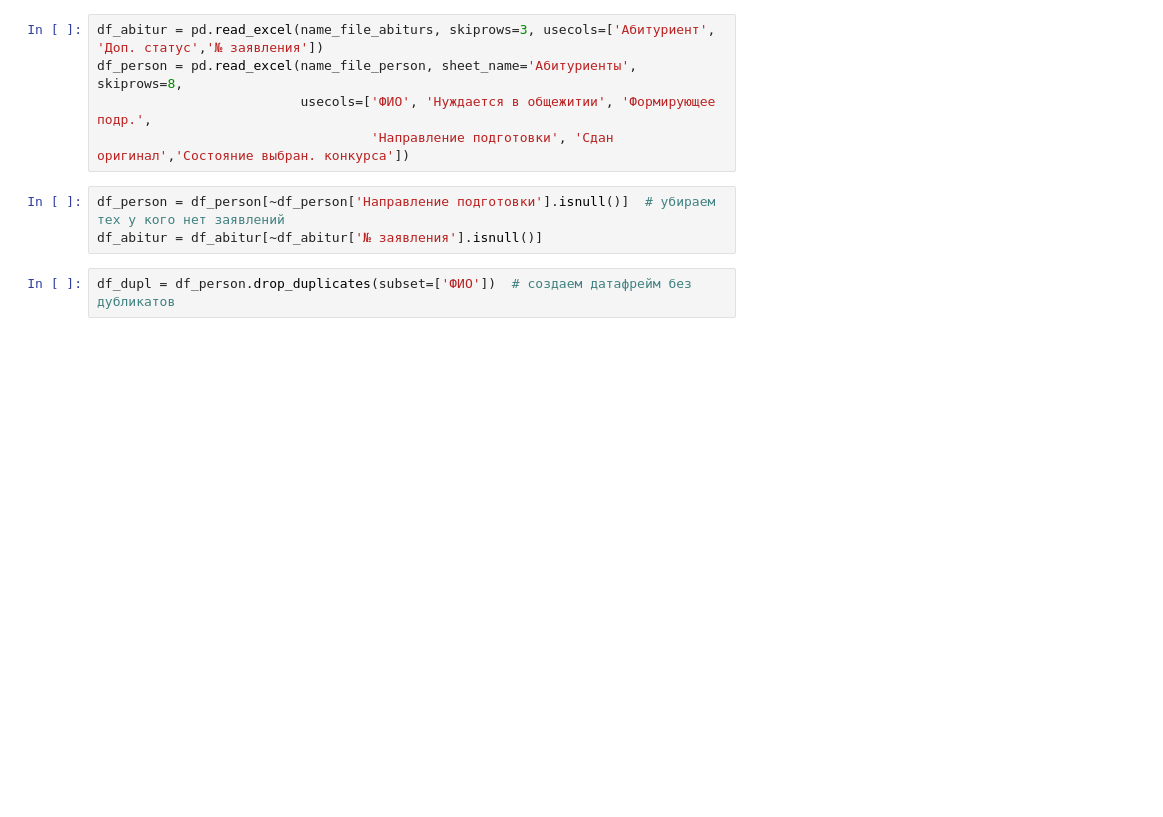
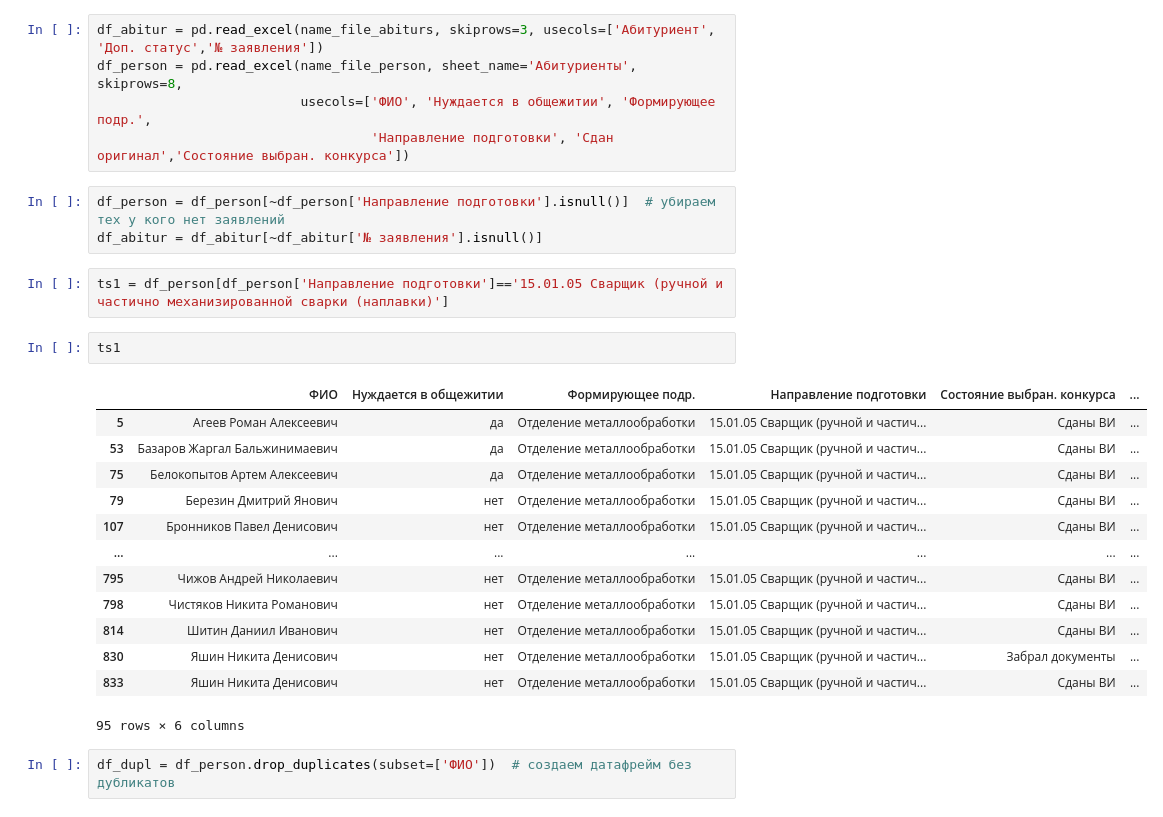
Before and after one commit to t0r1n88/Tandem, a Jupyter notebook: report ver 2.ipynb, the cells around one changed output. Cells and saved outputs as stored; diff of their text form; blank space fills up the shorter version.

```diff
--- a/report ver 2.ipynb
+++ b/report ver 2.ipynb
@@ -57,6 +75,24 @@ df_person = pd.read_excel(name_file_person, sheet_name='Абитуриенты',
 # %%
 df_person = df_person[~df_person['Направление подготовки'].isnull()]  # убираем тех у кого нет заявлений
 df_abitur = df_abitur[~df_abitur['№ заявления'].isnull()]
+# %%
+ts1 = df_person[df_person['Направление подготовки']=='15.01.05 Сварщик (ручной и частично механизированной сварки (наплавки)']
+# %%
+ts1
+# %% [output]
+|  | ФИО | Нуждается в общежитии | Формирующее подр. | Направление подготовки | Состояние выбран. конкурса | ... |
+| 5 | Агеев Роман Алексеевич | да | Отделение металлообработки | 15.01.05 Сварщик (ручной и частич... | Сданы ВИ | ... |
+| 53 | Базаров Жаргал Бальжинимаевич | да | Отделение металлообработки | 15.01.05 Сварщик (ручной и частич... | Сданы ВИ | ... |
+| 75 | Белокопытов Артем Алексеевич | да | Отделение металлообработки | 15.01.05 Сварщик (ручной и частич... | Сданы ВИ | ... |
+| 79 | Березин Дмитрий Янович | нет | Отделение металлообработки | 15.01.05 Сварщик (ручной и частич... | Сданы ВИ | ... |
+| 107 | Бронников Павел Денисович | нет | Отделение металлообработки | 15.01.05 Сварщик (ручной и частич... | Сданы ВИ | ... |
+| ... | ... | ... | ... | ... | ... | ... |
+| 795 | Чижов Андрей Николаевич | нет | Отделение металлообработки | 15.01.05 Сварщик (ручной и частич... | Сданы ВИ | ... |
+| 798 | Чистяков Никита Романович | нет | Отделение металлообработки | 15.01.05 Сварщик (ручной и частич... | Сданы ВИ | ... |
+| 814 | Шитин Даниил Иванович | нет | Отделение металлообработки | 15.01.05 Сварщик (ручной и частич... | Сданы ВИ | ... |
+| 830 | Яшин Никита Денисович | нет | Отделение металлообработки | 15.01.05 Сварщик (ручной и частич... | Забрал документы | ... |
+| 833 | Яшин Никита Денисович | нет | Отделение металлообработки | 15.01.05 Сварщик (ручной и частич... | Сданы ВИ | ... |
+95 rows × 6 columns
 # %%
 df_dupl = df_person.drop_duplicates(subset=['ФИО'])  # создаем датафрейм без дубликатов
 # %%
```
Also changed, not shown: parts of 24 cells of this notebook.
